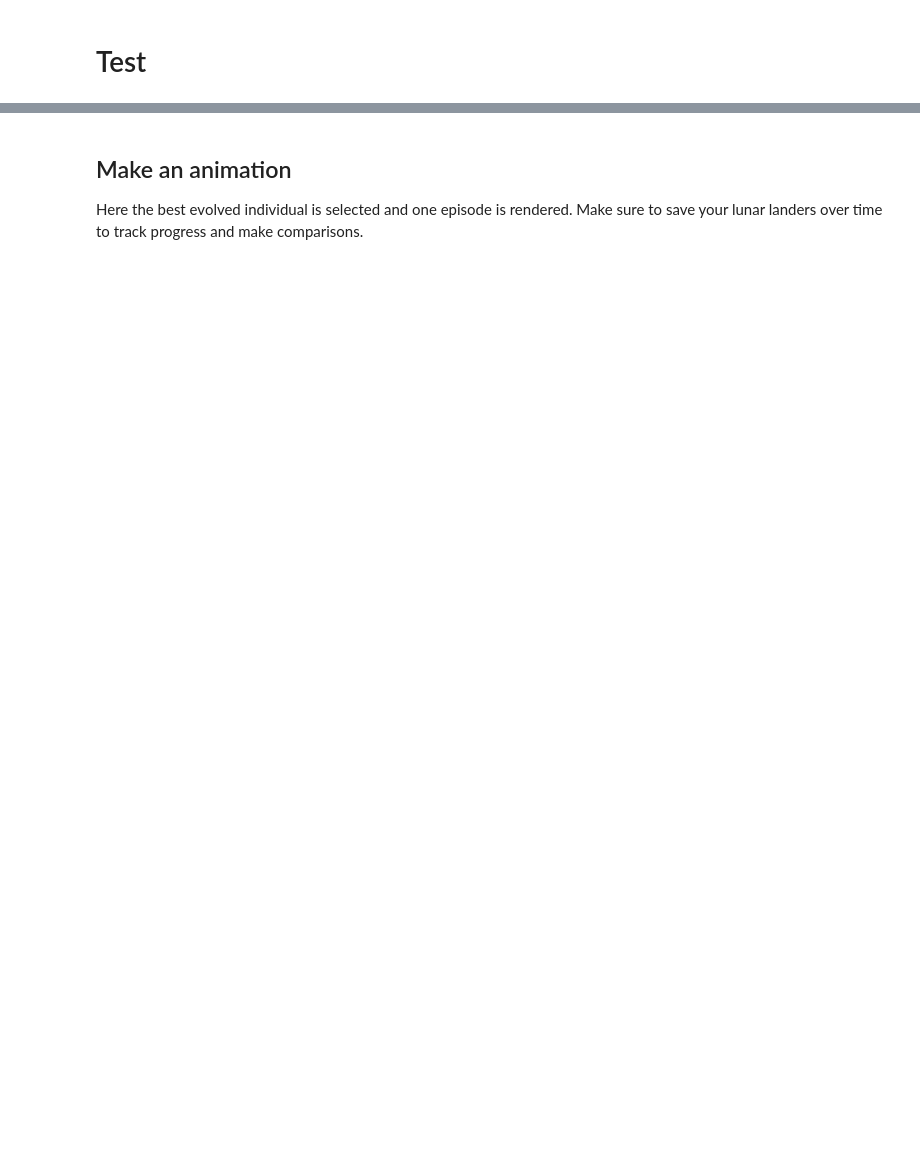
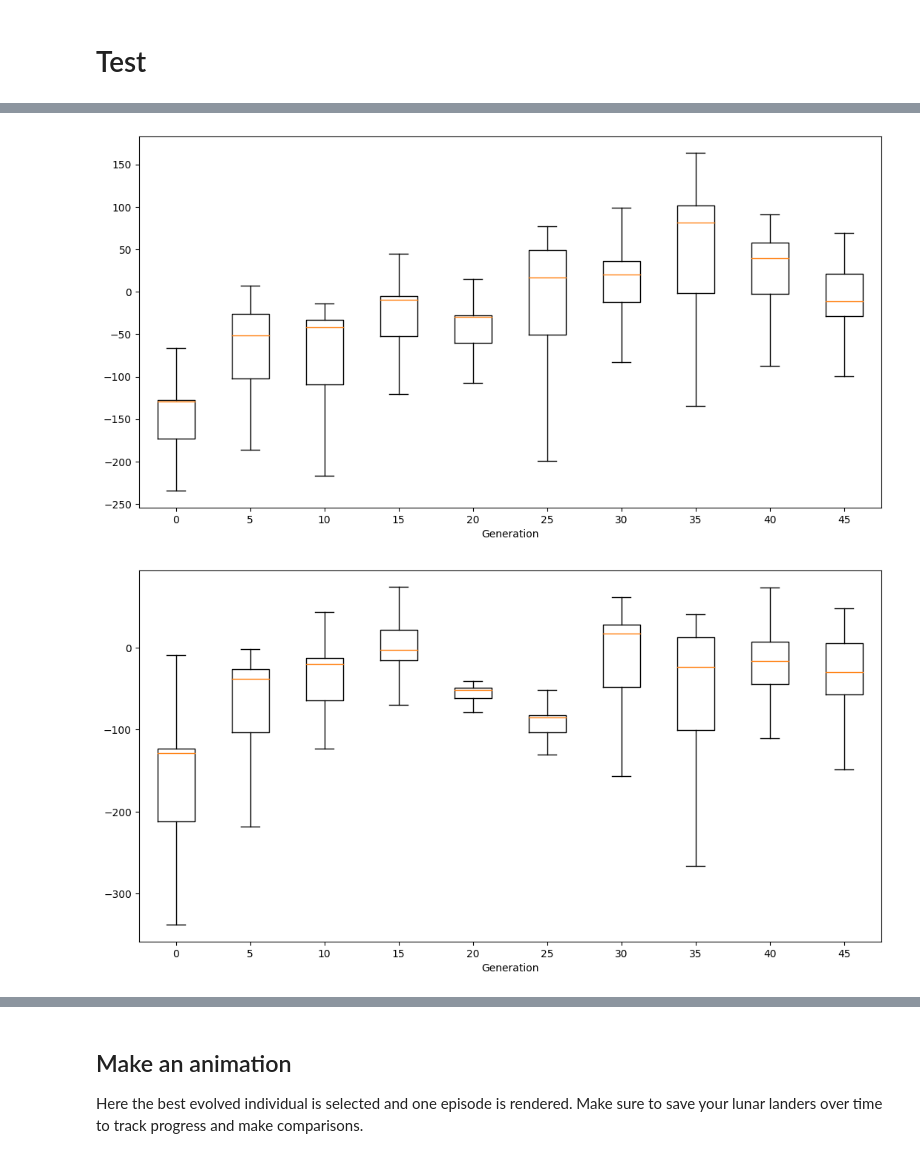
Before and after one commit to justanotherariel/EA-group-8, a Jupyter notebook: solution.ipynb, the cells around one changed output, grey strips where cells are left out. Drawn from its saved outputs; the diff is of its cells as text; code cells hidden in the pictures; blank space fills up the shorter version.

```diff
--- a/solution.ipynb
+++ b/solution.ipynb
@@ -201,0 +215,19 @@ print(simpl_repr)
+# %%
+import pandas as pd
+import csv
+
+data = {
+    'gen': [],
+    'Fit_best': [],
+    'Size_best': []
+}
+
+df = pd.DataFrame(data)
+
+with open('gen.csv', 'r') as f:
+    csv_reader = csv.reader(f, delimiter='\t')
+    for row in csv_reader:
+        new_row = {'gen': row[0], 'Fit_best': row[1], 'Size_best': row[2]}
+        df = pd.concat([df, pd.DataFrame(new_row, index=[0])], ignore_index=True)
+
+print(df)
@@ -201,0 +252,28 @@ print(simpl_repr)
+# %%
+def fitBoxplot(file, every_nth=1):
+    fitnesses = []
+    # store all fitnesses in a list
+    with open(file) as csv_file:
+        csv_reader = csv.reader(csv_file, delimiter='\t')
+        for row in csv_reader:
+            fitnesses.append(row)
+    fitnesses_array = np.array(fitnesses, dtype=np.float32)  # Transpose for boxplot
+    filtered_fit_array = np.ma.masked_invalid(fitnesses_array).T
+
+    fig = plt.figure(figsize=(10,5))  # Use this to size the figure
+    ax = fig.add_axes([0,0,1,1])
+    ax.set_xlabel("Generation")
+    plt.boxplot(filtered_fit_array[:,::every_nth], showfliers=False)
+    # plt.xticks(np.arange(0, len(fitnesses), every_nth))
+    labels, _ = plt.xticks()
+    plt.xticks(labels, labels*every_nth-every_nth)
+    plt.show()
+# %%
+files = sorted( glob.glob("fitness*.csv"),key=os.path.getmtime )
+for file in files:
+    fitBoxplot(file, every_nth=5)
+# This file is on my pc only, get your own fitness file by runing and evlution with save_fitnesses=True
+# plot('fitnesses20220617003333.csv', every_nth=5)
+# %% [output]
+[figure, added]
+[figure, added]
```
Also changed, not shown: parts of 17 cells of this notebook, 2 other files.
